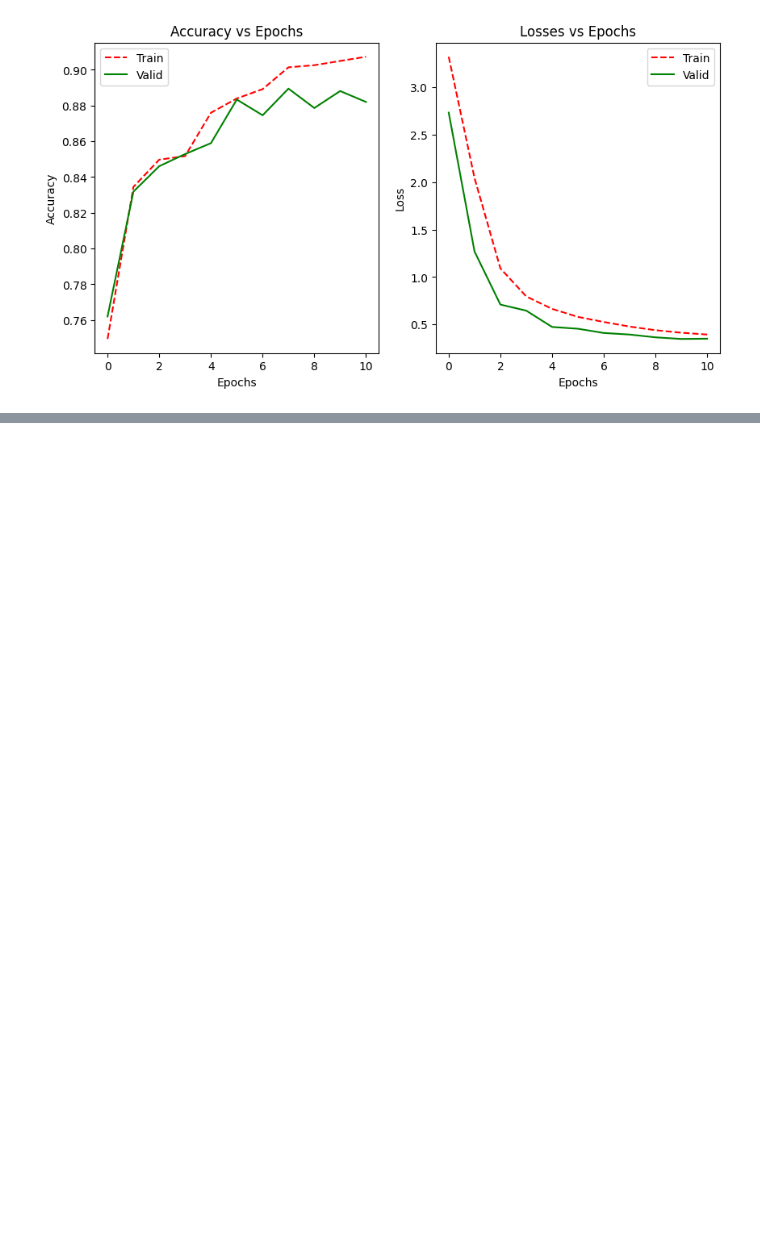
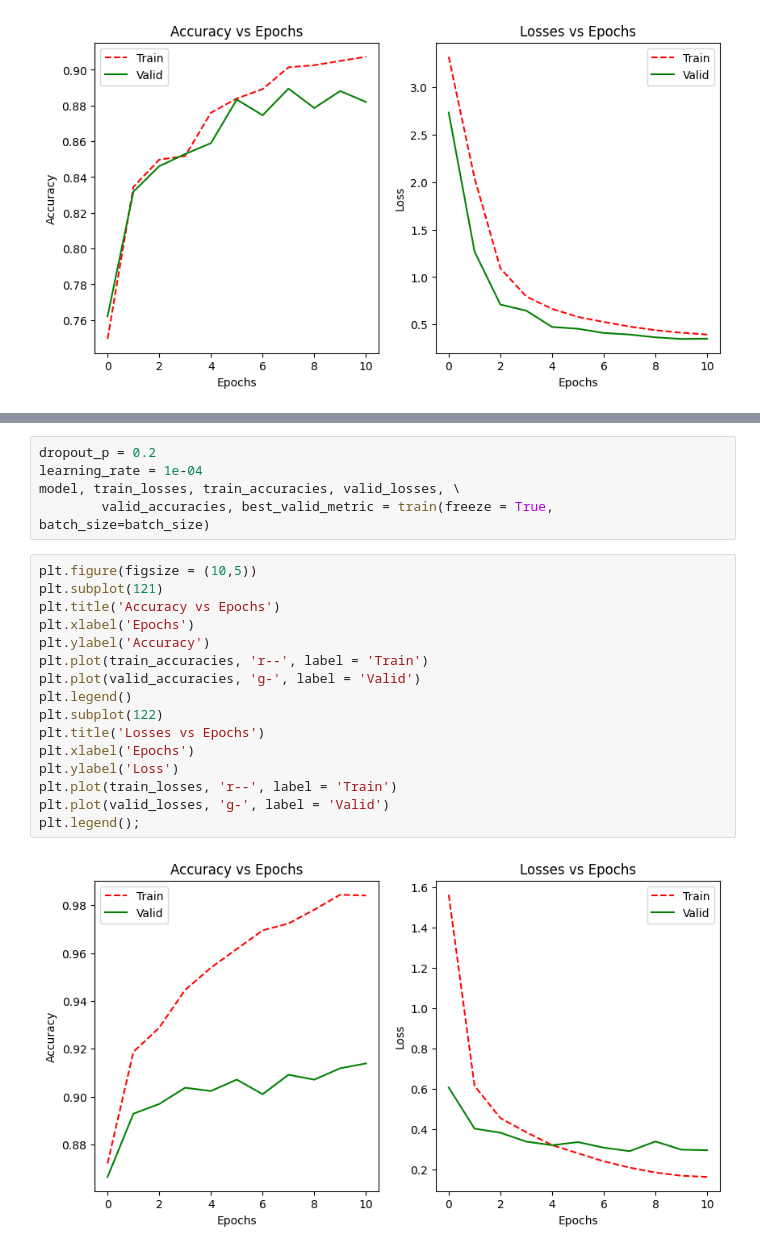
Before and after one commit to AniTho/Computer_Vision_DL, a Jupyter notebook: Day_08 Resnet.ipynb, the cells around one changed output, grey strips where cells are left out. Cells and saved outputs as stored; diff of their text form; blank space fills up the shorter version.

```diff
--- a/Day_08 Resnet.ipynb
+++ b/Day_08 Resnet.ipynb
@@ -479,0 +449,23 @@ plot_confusion_matrix(validloader, model, fig_size = (15,15))
+# %%
+dropout_p = 0.2
+learning_rate = 1e-04
+model, train_losses, train_accuracies, valid_losses, \
+        valid_accuracies, best_valid_metric = train(freeze = True, batch_size=batch_size)
+# %%
+plt.figure(figsize = (10,5))
+plt.subplot(121)
+plt.title('Accuracy vs Epochs')
+plt.xlabel('Epochs')
+plt.ylabel('Accuracy')
+plt.plot(train_accuracies, 'r--', label = 'Train')
+plt.plot(valid_accuracies, 'g-', label = 'Valid')
+plt.legend()
+plt.subplot(122)
+plt.title('Losses vs Epochs')
+plt.xlabel('Epochs')
+plt.ylabel('Loss')
+plt.plot(train_losses, 'r--', label = 'Train')
+plt.plot(valid_losses, 'g-', label = 'Valid')
+plt.legend();
+# %% [output]
+[figure, added]
```
Also changed, not shown: parts of 15 cells of this notebook.
